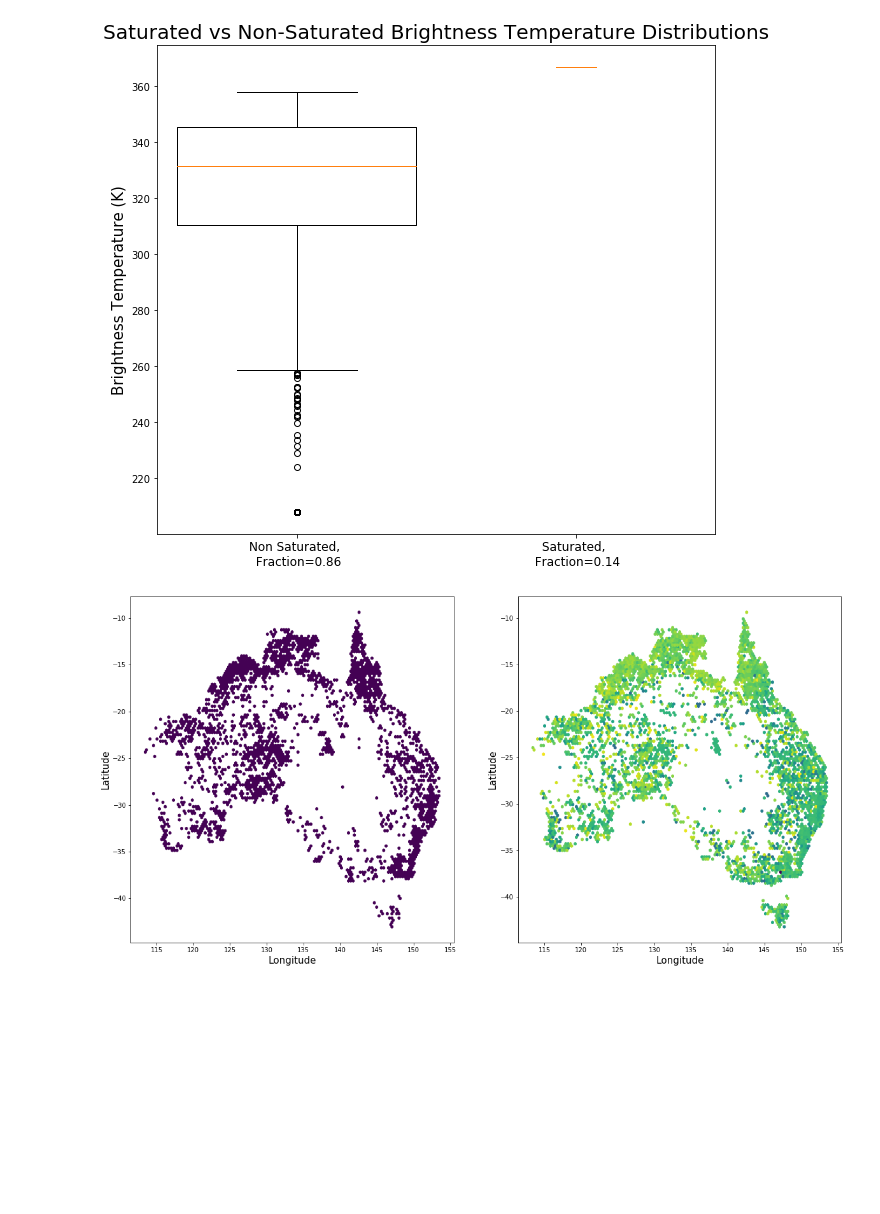
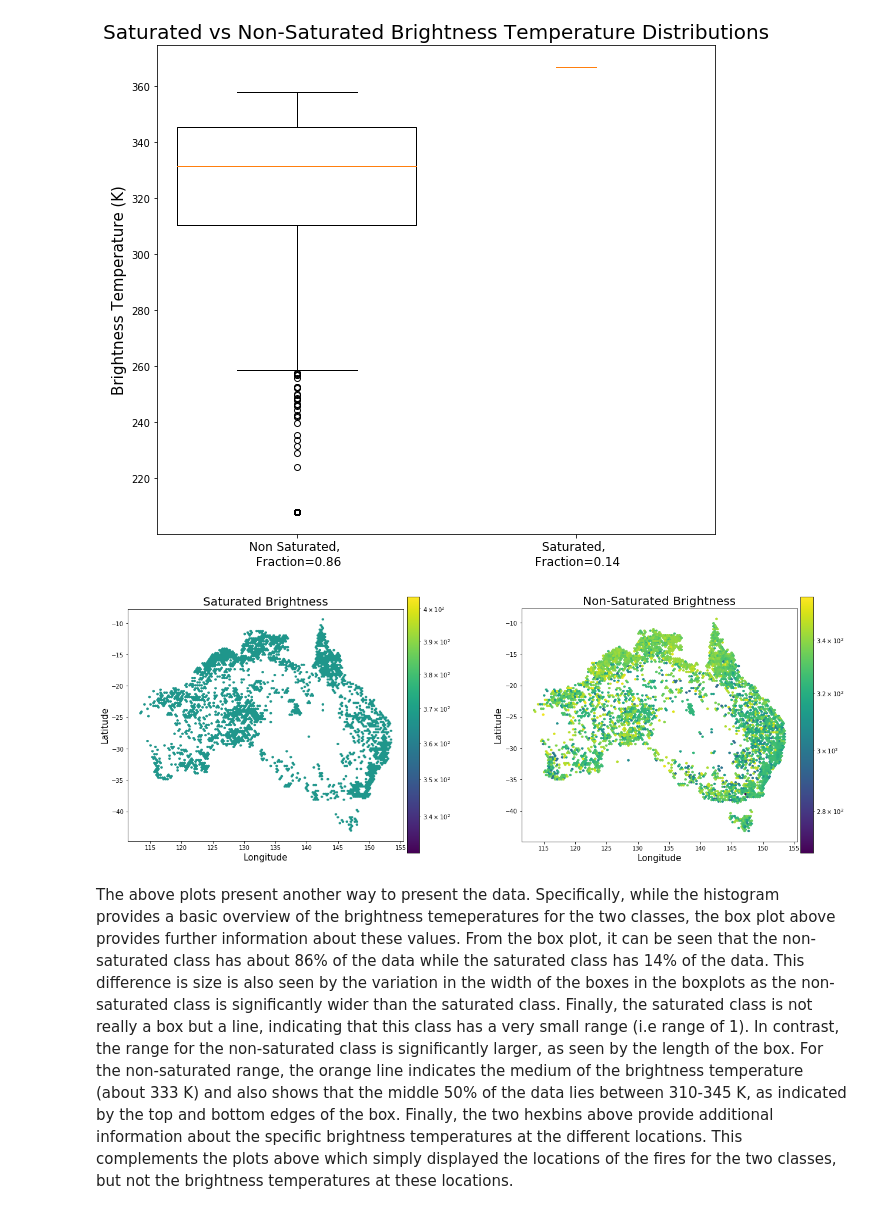
Before and after one commit to dsikka/Applied_ML, a Jupyter notebook: HW1/HW1.ipynb, the cells around one changed output. Cells and saved outputs as stored; diff of their text form; code cells hidden in the pictures; blank space fills up the shorter version.

```diff
--- a/HW1/HW1.ipynb
+++ b/HW1/HW1.ipynb
@@ -141,17 +145,25 @@ plt.show()
 # %% [output]
 [figure]
 # %%
-fig, ax = plt.subplots(1,2, figsize=(20,10))
+fig, ax = plt.subplots(1,2, figsize=(22,8))
 ax1, ax2 = ax.ravel()
 
-ax1.hexbin(saturated['longitude'], saturated['latitude'],C=saturated['bright_ti4'], bins='log', gridsize=125)
+hb_1 = ax1.hexbin(saturated['longitude'], saturated['latitude'],C=saturated['bright_ti4'], bins='log', gridsize=125)
 ax1.set_xlabel('Longitude', fontsize=15)
 ax1.set_ylabel('Latitude', fontsize=15)
+ax1.set_title('Saturated Brightness', fontsize=20)
+fig.colorbar(hb_1, ax=ax1,pad=0.01)
+ax1.set_aspect('equal')
 
-ax2.hexbin(non_saturated['longitude'], non_saturated['latitude'],C=non_saturated['bright_ti4'], bins='log', gridsize=125)
+hb_2 = ax2.hexbin(non_saturated['longitude'], non_saturated['latitude'],C=non_saturated['bright_ti4'], bins='log', gridsize=125)
 ax2.set_xlabel('Longitude', fontsize=15)
 ax2.set_ylabel('Latitude', fontsize=15)
+ax2.set_title('Non-Saturated Brightness', fontsize=20)
+fig.colorbar(hb_2, ax=ax2 ,pad=0.01)
+ax2.set_aspect('equal')
 
 plt.show()
 # %% [output]
-[figure, old version]
+[figure, new version]
+# %% [markdown]
+The above plots present another way to present the data. Specifically, while the histogram provides a basic overview of the brightness temeperatures for the two classes, the box plot above provides further information about these values. From the box plot, it can be seen that the non-saturated class has about 86% of the data while the saturated class has 14% of the data. This difference is size is also seen by the variation in the width of the boxes in the boxplots as the non-saturated class is significantly wider than the saturated class. Finally, the saturated class is not really a box but a line, indicating that this class has a very small range (i.e range of 1). In contrast, the range for the non-saturated class is significantly larger, as seen by the length of the box. For the non-saturated range, the orange line indicates the medium of the brightness temperature (about 333 K) and also shows that the middle 50% of the data lies between 310-345 K, as indicated by the top and bottom edges of the box. Finally, the two hexbins above provide additional information about the specific brightness temperatures at the different locations. This complements the plots above which simply displayed the locations of the fires for the two classes, but not the brightness temperatures at these locations.
```
Also changed, not shown: parts of 4 cells of this notebook, 1 other file.
